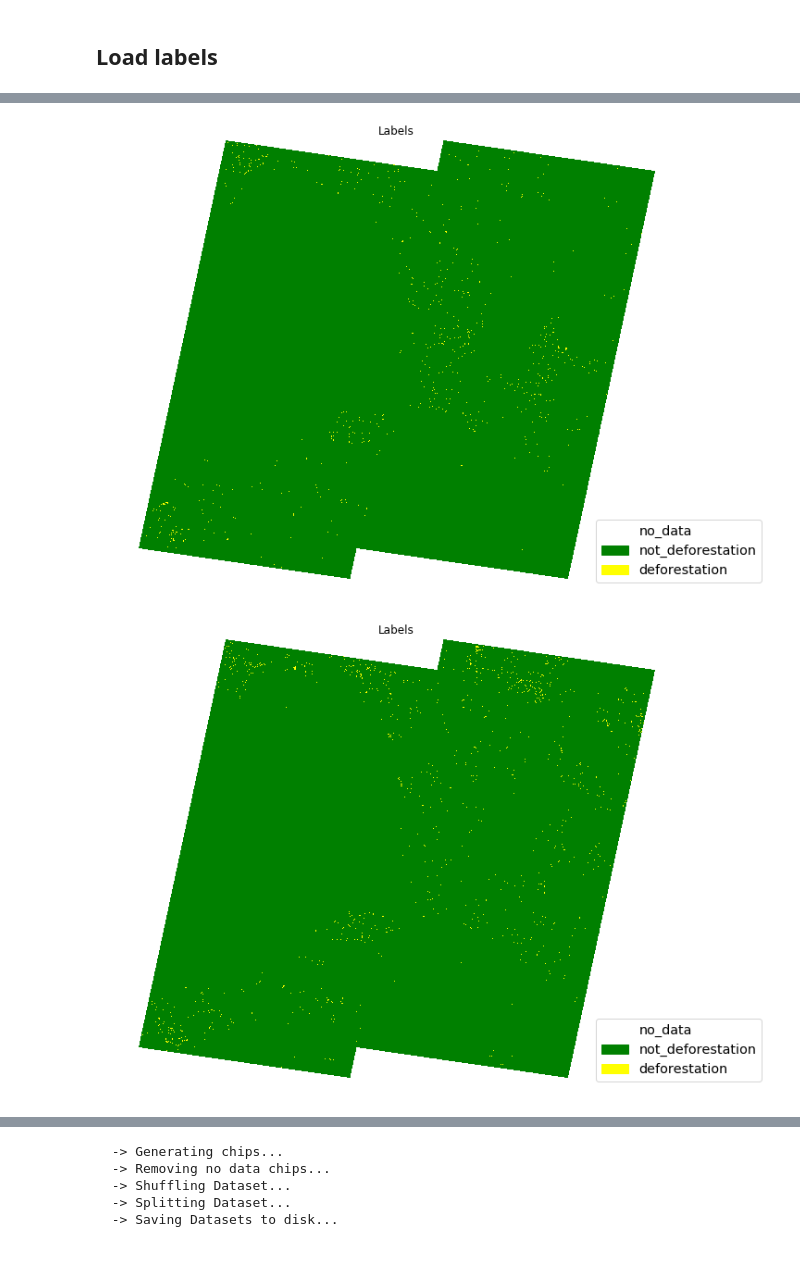
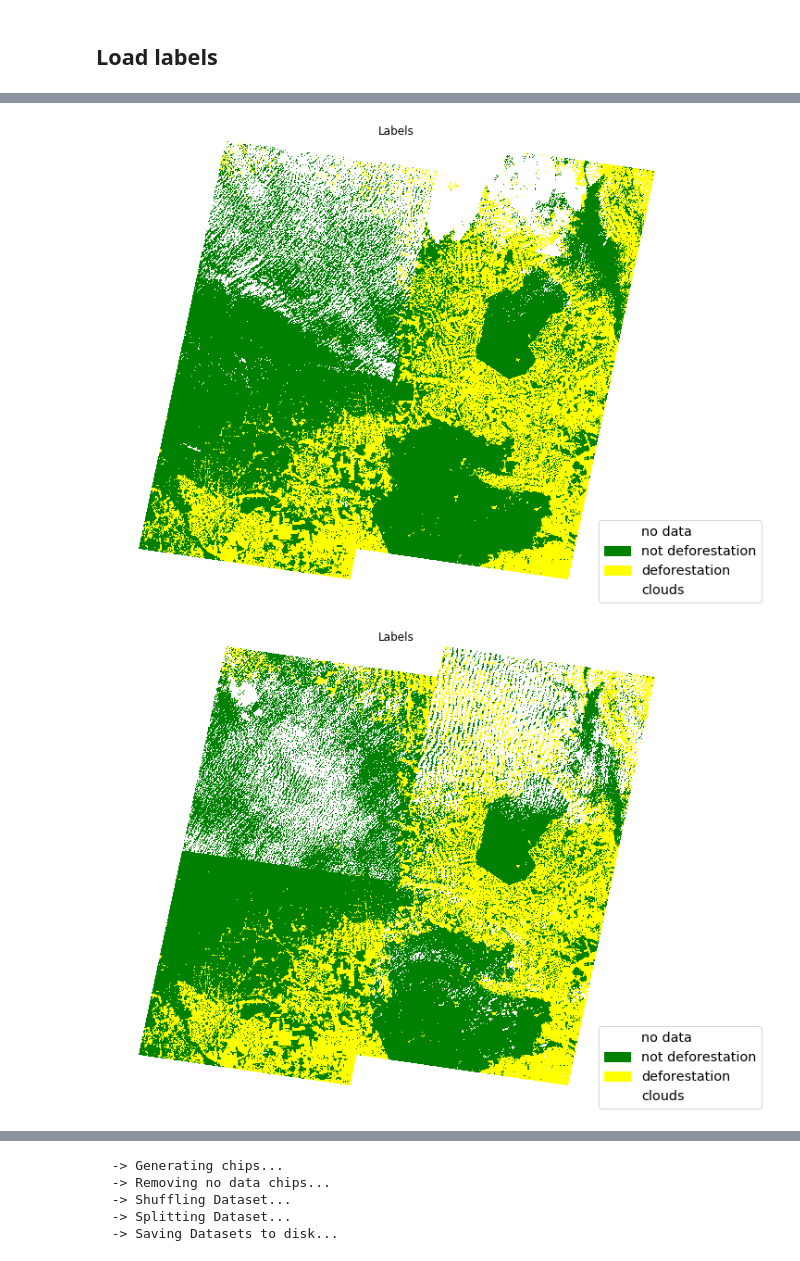
Before and after one commit to rvmaretto/deepgeo, a Jupyter notebook: notebooks/paper_deforestation_2018/generate_dataset_paper-timestack.ipynb, the cells around one changed output, grey strips where cells are left out. Saved outputs shown, nothing was run; the diff lists cells and outputs as text; code cells hidden in the pictures.

```diff
--- a/notebooks/paper_deforestation_2018/generate_dataset_paper-timestack.ipynb
+++ b/notebooks/paper_deforestation_2018/generate_dataset_paper-timestack.ipynb
@@ -31,27 +31,20 @@ reload(vis)
 DATA_DIR = "/home/raian/doutorado/Dados/generated"
 shape_file = os.path.join(DATA_DIR, 'Prodes_mosaic.shp')
 rasters_dir = os.path.join(DATA_DIR, 'images_5bands')
-raster_files = [os.path.join(rasters_dir, 'stacked_mosaic_2013_2014.tif'),
-                os.path.join(rasters_dir, 'stacked_mosaic_2014_2015.tif'),
-                os.path.join(rasters_dir, 'stacked_mosaic_2015_2016.tif'),
-                os.path.join(rasters_dir, 'stacked_mosaic_2016_2017.tif')]
 
-classes_of_interest = [['d2014'], ['d2015'], ['d2016'], ['d2017']]
+years = [2013, 2014, 2015, 2016, 2017]
 
-non_class = "not_deforestation"
-class_column = "class_name"
-m_class_names = ['no_data', 'not_deforestation', 'deforestation']
+raster_files = [os.path.join(rasters_dir, 'mosaic_%d.tif' % i) for i in years]
+
+m_class_names = ['no data', 'not deforestation', 'deforestation', 'clouds']
 
 # Output Files
 output_path = DATA_DIR
-out_labels_path = os.path.join(DATA_DIR, 'cloudless_labels')
-out_labels = [os.path.join(out_labels_path, 'labels_cloudless_2014.tif'),
-              os.path.join(out_labels_path, 'labels_cloudless_2015.tif'),
-              os.path.join(out_labels_path, 'labels_cloudless_2016.tif'),
-              os.path.join(out_labels_path, 'labels_cloudless_2017.tif')]
+out_labels_path = os.path.join(DATA_DIR, 'labels_one_def_cl')
+out_labels = [os.path.join(out_labels_path, 'labels_cloudless_%d.tif' % i) for i in years]
 
 # output_shp = os.path.join(output_path, "new_samples.shp")
-output_ds = os.path.join(output_path, 'dataset_286x286_standardized_-1_1-2013-2017')
+output_ds = os.path.join(output_path, 'dataset_286x286_def_one_class-%s-%s' % (years[0], years[-1]))
 ds_file_name = 'dataset'
 
 chip_size = 286
@@ -60,7 +53,7 @@ chip_size = 286
 # %%
 reload(vis)
 rasterized_layers = []
-for year in range(0, len(classes_of_interest)):
+for year in range(0, len(out_labels)):
     ds = gdal.Open(out_labels[year])
     rs = ds.ReadAsArray()
     rasterized_layers.append(np.expand_dims(rs.astype(np.int32), -1))
@@ -68,6 +61,6 @@ for year in range(0, len(classes_of_interest)):
     print('UNIQUE: ', np.unique(rasterized_layers[year]))
     print('TYPE: ', rasterized_layers[year].dtype)
 
-    vis.plot_labels(rasterized_layers[year], m_class_names, colors=['white', 'green', 'yellow'])
+    vis.plot_labels(rasterized_layers[year], m_class_names, colors=['white', 'green', 'yellow', 'white'])
 # %% [output]
 SHAPE:  (11534, 13587, 1)
@@ -85,2 +81,2 @@ TYPE:  int32
-[figure, old version]
+[figure, new version]
-[figure, old version]
+[figure, new version]
```
Also changed, not shown: parts of 4 cells of this notebook, 6 other files.
